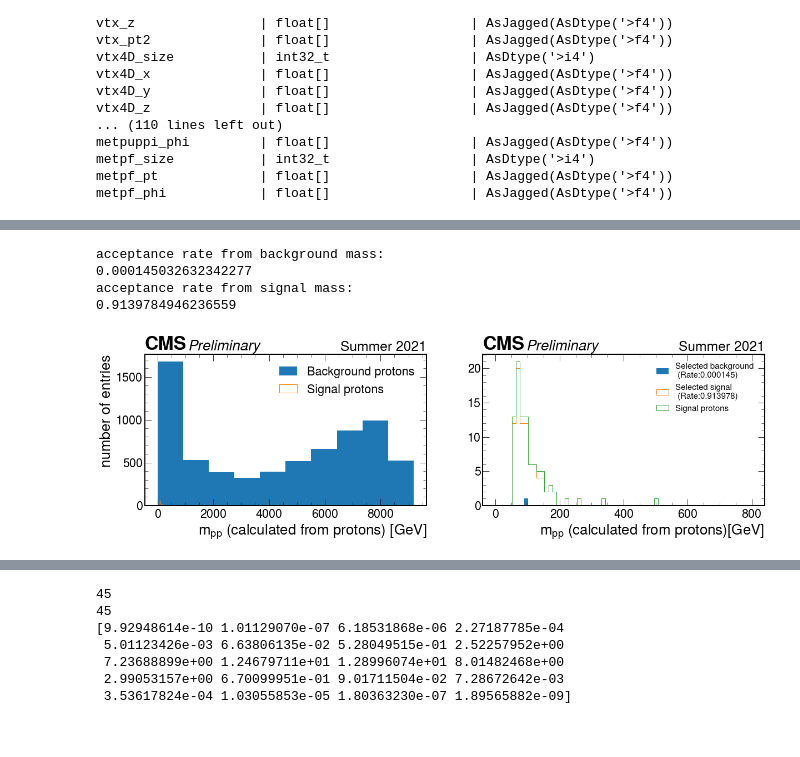
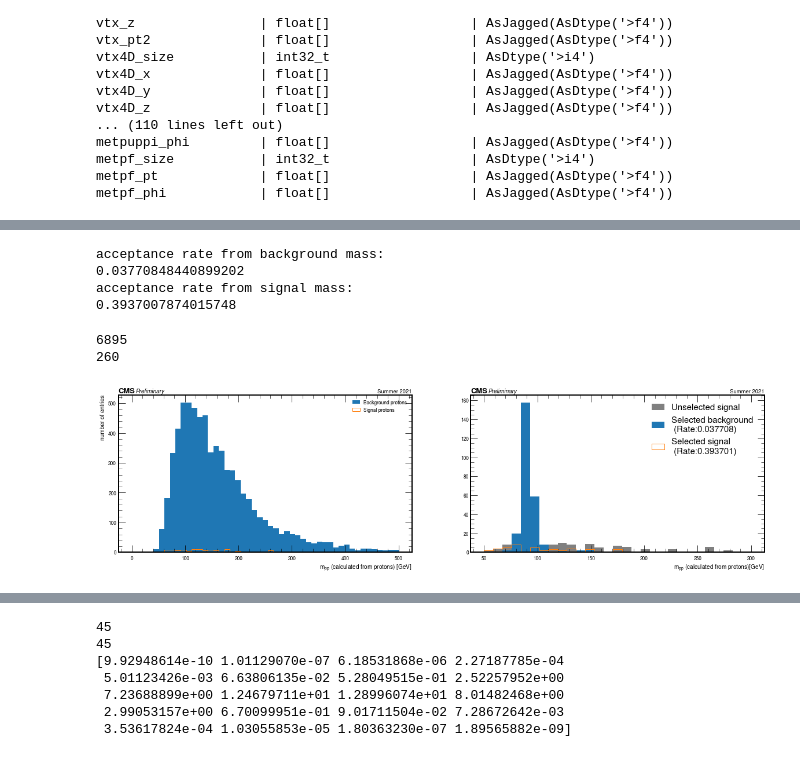
Before and after one commit to jloemker/SWAN, a Jupyter notebook: Analysis_Bg_Sig.ipynb, the cells around one changed output, grey strips where cells are left out. Saved outputs shown, nothing was run; the diff lists cells and outputs as text; code cells hidden in the pictures.

```diff
--- a/Analysis_Bg_Sig.ipynb
+++ b/Analysis_Bg_Sig.ipynb
@@ -22,7 +22,7 @@ Welcome to JupyROOT 6.24/00
 #Execute this line if running on SWAN, otherwise update the path to the data files:
 PATH='/eos/cms/store/user/jjhollar/CERNSummerStudentProject2021/'
 #PATH='data'
-filename=PATH+'/gammagammaMuMu_FPMC_pT25_14TeV_PU200_NTUPLE_job1part1_version4.root'
+filename=PATH+'/gammagammaMuMu_FPMC_pT25_14TeV_PU200_NTUPLE_job1_version4.root'
 #load the file content
 tree = uproot.open(filename+":myana/mytree")
 tree.show()
@@ -51,7 +51,7 @@ metpf_phi            | float[]                  | AsJagged(AsDtype('>f4'))
 #Create signal tree
 event_info = tree.arrays(['genvtx_t0'])
 muons = tree.arrays(['pfcand_pt','pfcand_eta','pfcand_phi','pfcand_mass','pfcand_t','pfcand_vz'],'abs(pfcand_pid)==13')
-protons = tree.arrays(['genproton_xi','genproton_pz','genproton_vz','genproton_ispu'])
+protons = tree.arrays(['genproton_xi','genproton_pz','genproton_vz','genproton_ispu'],'(abs(genproton_pz)<6999) & (abs(genproton_pz)>0)')
 vertices = tree.arrays(['vtx4D_t','vtx4D_z','vtx4D_pt2'])
 
 #Create background tree
@@ -77,13 +77,15 @@ for i in tqdm(range(N)):
     mu1_idx, mu2_idx = mh.SelMu(mu)
     #if found less than 2 muons, skip the event:
     if mu1_idx<0 or mu2_idx<0: continue
+    mu1, mu2 = mh.GiveMu(mu, mu1_idx, mu2_idx)
     # find two signal protons:
     pr=protons[i]
-    pr1_idx, pr2_idx = mh.SelProtons(pr)
+    # smearing and selecting protons
+    pr1_idx, pr2_idx = mh.SelProtons(pr,mu1,mu2)
     if pr1_idx<0 or pr2_idx<0: continue
     vx = vertices[i]
     ev = event_info[i]
-    mh.Fill_mu(sig_data,mu,mu1_idx,mu2_idx)
+    mh.Fill_mu(sig_data, mu, mu1, mu2, mu1_idx,mu2_idx)
     mh.Fill_pr(sig_data,pr,pr1_idx,pr2_idx,vx,ev)
 sig = pd.DataFrame(data=sig_data)
 
@@ -98,24 +100,26 @@ for i in tqdm(range(n)):
     mu1_idx, mu2_idx = mh.SelMu(mu)
     #if found less than 2 muons, skip the event:
     if mu1_idx<0 or mu2_idx<0: continue
+    mu1, mu2 = mh.GiveMu(mu, mu1_idx, mu2_idx)
     # find two signal protons:
     pr=bg_protons[i]
-    pr1_idx, pr2_idx = mh.SelProtons(pr)
+    # smearing and selecting protons
+    pr1_idx, pr2_idx = mh.SelProtons(pr, mu1, mu2)
     #if pr1_idx<0 or pr2_idx<0: continue
     vx = bg_vertices[i]
     ev = bg_event_info[i]
-    mh.Fill_mu(bg_data,mu,mu1_idx,mu2_idx)
+    mh.Fill_mu(bg_data,mu, mu1, mu2, mu1_idx,mu2_idx)
     mh.Fill_pr(bg_data,pr,pr1_idx,pr2_idx,vx,ev)
 bg = pd.DataFrame(data=bg_data)
 # %%
 #You can plot mpp/mll-1 distribution, fit a gaussian and define a cut to be within the 2 sigma: |mpp-mll| < 2*sigma*mll
 data = (sig['mpp'].values/sig['mll'].values)-1
-data = data[~np.isnan(data) & (data < 0.20)]
+data = data[~np.isnan(data) & (abs(data) < 0.1)]
 
 #np.delete(data,max(data))
 #data = data
 print((len(data)))
-bins = np.linspace(-0.1,0.1,89)
+bins = np.linspace(-0.15,0.15,54)
 f, ax = plt.subplots()
 plt.hist(data, histtype='step')
 
@@ -129,5 +133,5 @@ hep.cms.label(llabel="Preliminary", rlabel="Summer 2021", ax=ax)
 ax.set(xlabel='percent/100', ylabel='number of entries')
 
 ax.legend()
-#plt.savefig('W5/fit_mass_ratio.png')
+plt.savefig('Week6/fit_mass_ratio.png')
 # %% [output]
@@ -188,30 +192,34 @@ print('acceptance rate from signal mass:')
 print(m_acc_s)
 # %% [output]
 acceptance rate from background mass:
-0.000145032632342277
+0.03770848440899202
 acceptance rate from signal mass:
-0.9139784946236559
+0.3937007874015748
 # %%
 
 #plt.savefig('Correct/muon_eta.png',bbox_inches='tight')
 f, ax = plt.subplots(1,2,figsize=(20,5),sharey=False)
-#bins = np.linspace(0,3500,80)
-ax[0].hist(bg['mpp'],label='Background protons')
-ax[0].hist(sig['mpp'],histtype='step', label='Signal protons')
+bins = np.linspace(0,500,50)
+ax[0].hist(bg['mpp'],bins,label='Background protons')
+ax[0].hist(sig['mpp'],bins,histtype='step', label='Signal protons')
 ax[0].set(xlabel=r'$m_{pp}$ (calculated from protons) [GeV]', ylabel='number of entries')
 ax[0].legend()
-bins = np.linspace(0,800,64)
+print(len(bg['mpp']))
+print(len(b))
+bins = np.linspace(50,300,30)
+ax[1].hist(sig['mpp'],bins,color='grey',label='Unselected signal')
 ax[1].hist(b, bins,label='Selected background \n (Rate:%6.6f)'%m_acc_bg)
 ax[1].hist(s, bins,histtype='step',label='Selected signal \n (Rate:%6.6f)'%m_acc_s)
-ax[1].hist(sig['mpp'],bins,histtype='step',label='Signal protons')
 ax[1].set(xlabel=r'$m_{pp}$ (calculated from protons)[GeV]')
 ax[1].legend(fontsize=15)
 for i in range(2):
     hep.cms.label(llabel="Preliminary", rlabel="Summer 2021", ax=ax[i])
     #ax[i].legend()
-plt.savefig('W5/surviving_protons_mass',bbox_inches='tight')
+plt.savefig('Week6/surviving_protons_mass',bbox_inches='tight')
 # %% [output]
+6895
+260
-[figure, old version]
+[figure, new version]
 # %%
 #criteria for selection: |ypp-yll|<2sigma*mll
 b = []
```
Also changed, not shown: parts of 18 cells of this notebook, 1 other file.
